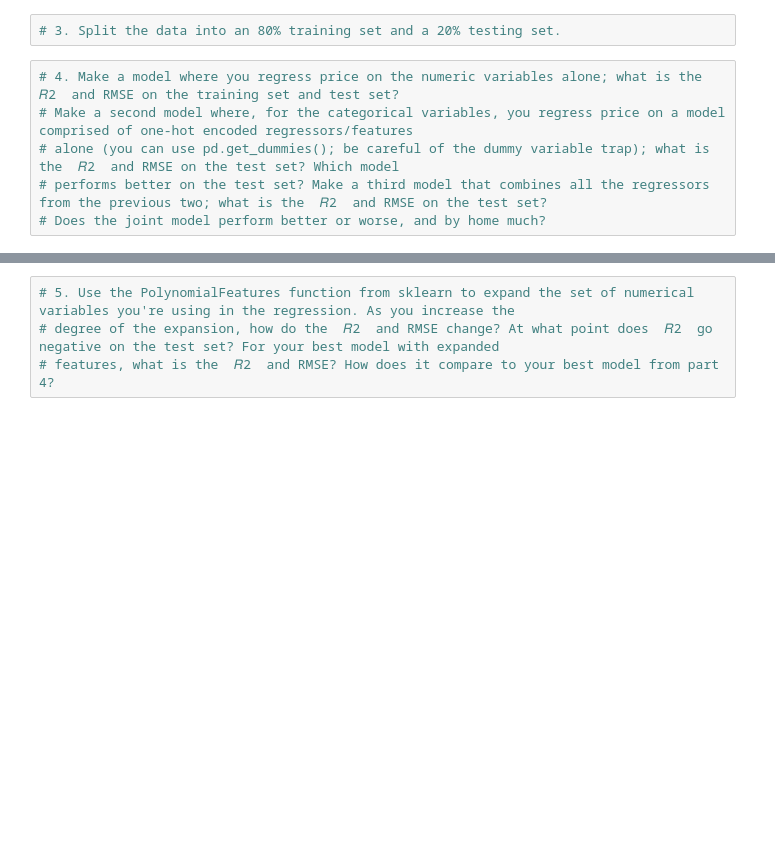
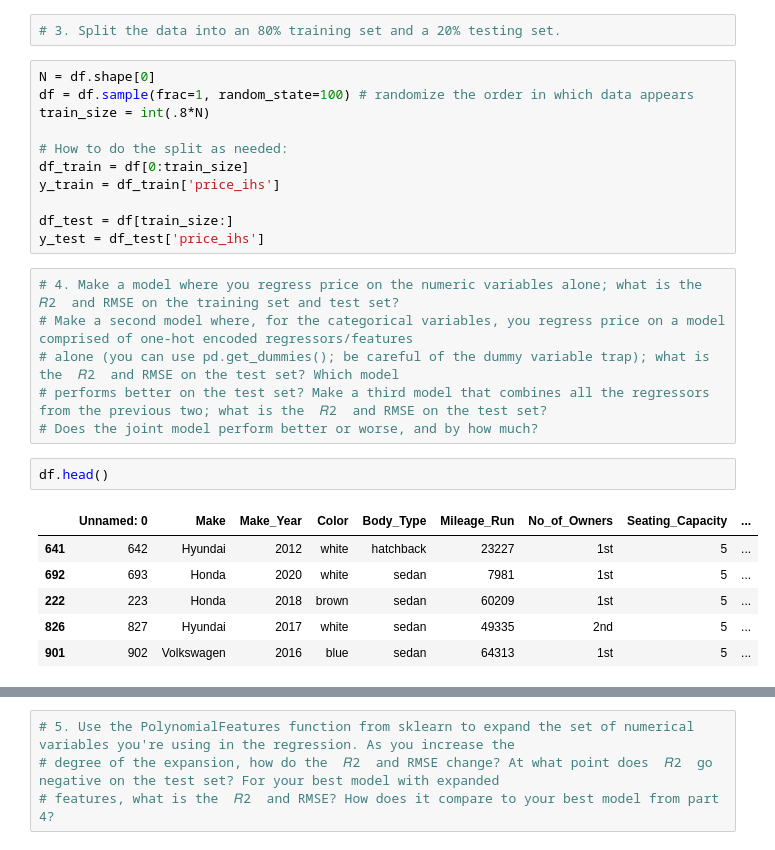
Before and after one commit to natalieassaad/linearRegression, a Jupyter notebook: assignment.ipynb, the cells around one changed output, grey strips where cells are left out. Cells and saved outputs as stored; diff of their text form; blank space fills up the shorter version.

```diff
--- a/assignment.ipynb
+++ b/assignment.ipynb
@@ -339,8 +391,28 @@ sns.kdeplot(x=df['Price'])
 # %%
 # 3. Split the data into an 80% training set and a 20% testing set.
+# %%
+N = df.shape[0]
+df = df.sample(frac=1, random_state=100) # randomize the order in which data appears
+train_size = int(.8*N)
+
+# How to do the split as needed:
+df_train = df[0:train_size]
+y_train = df_train['price_ihs']
+
+df_test = df[train_size:]
+y_test = df_test['price_ihs']
 # %%
 # 4. Make a model where you regress price on the numeric variables alone; what is the  𝑅2  and RMSE on the training set and test set?
 # Make a second model where, for the categorical variables, you regress price on a model comprised of one-hot encoded regressors/features
 # alone (you can use pd.get_dummies(); be careful of the dummy variable trap); what is the  𝑅2  and RMSE on the test set? Which model
 # performs better on the test set? Make a third model that combines all the regressors from the previous two; what is the  𝑅2  and RMSE on the test set?
-# Does the joint model perform better or worse, and by home much?
+# Does the joint model perform better or worse, and by how much?
+# %%
+df.head()
+# %% [output]
+|  | Unnamed: 0 | Make | Make_Year | Color | Body_Type | Mileage_Run | No_of_Owners | Seating_Capacity | ... |
+| 641 | 642 | Hyundai | 2012 | white | hatchback | 23227 | 1st | 5 | ... |
+| 692 | 693 | Honda | 2020 | white | sedan | 7981 | 1st | 5 | ... |
+| 222 | 223 | Honda | 2018 | brown | sedan | 60209 | 1st | 5 | ... |
+| 826 | 827 | Hyundai | 2017 | white | sedan | 49335 | 2nd | 5 | ... |
+| 901 | 902 | Volkswagen | 2016 | blue | sedan | 64313 | 1st | 5 | ... |
```
Also changed, not shown: parts of 9 cells of this notebook.
